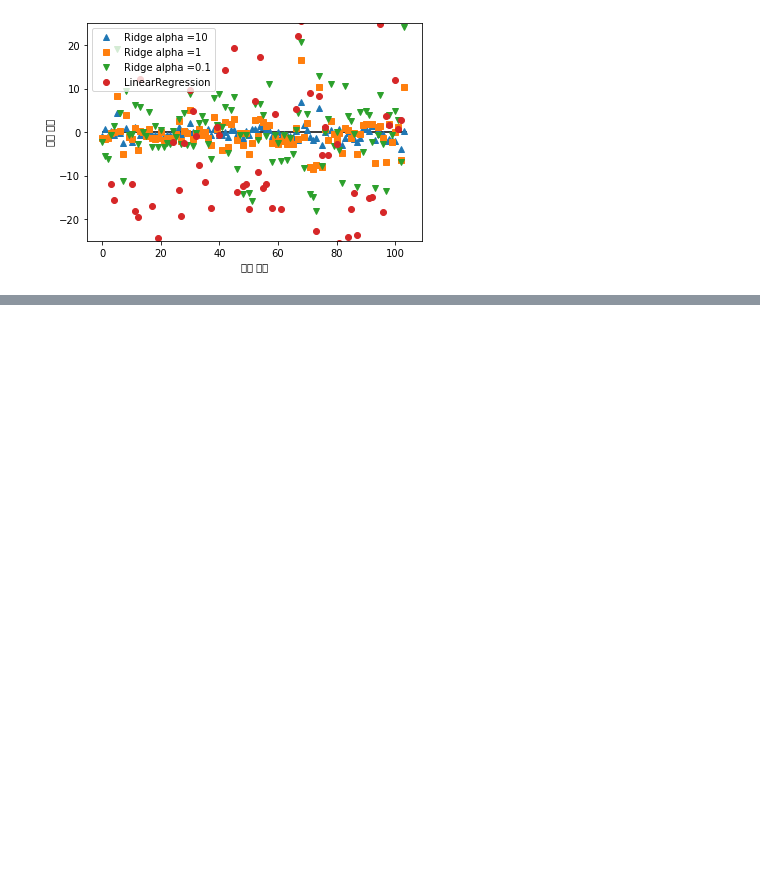
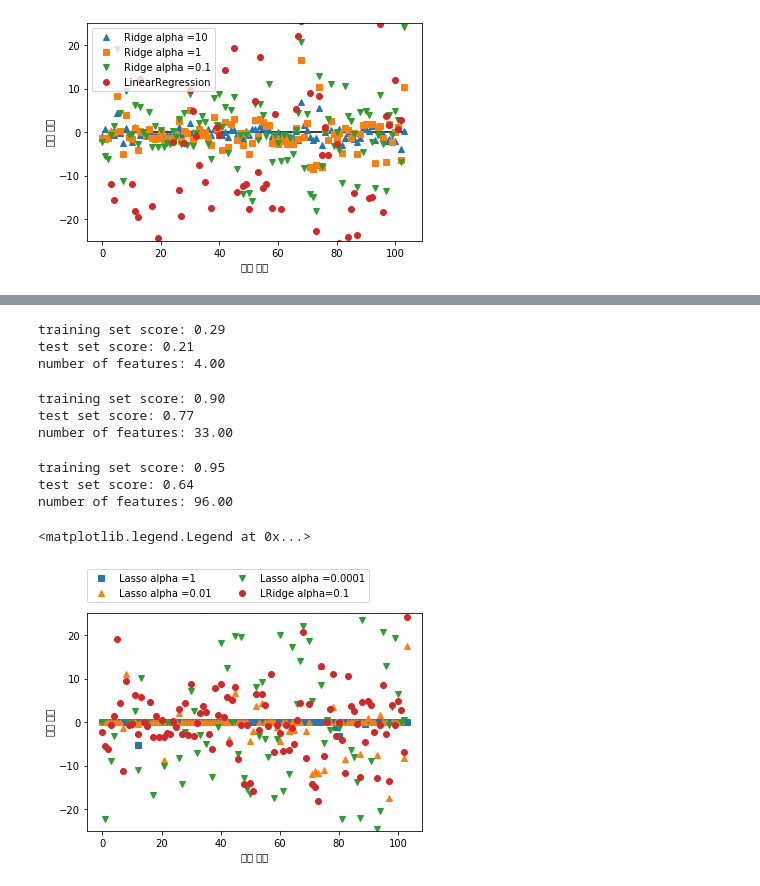
Before and after one commit to insunnydayz/sunny, a Jupyter notebook: 30days of coding.ipynb, the cells around one changed output, grey strips where cells are left out. Saved outputs shown, nothing was run; the diff lists cells and outputs as text; code cells hidden in the pictures; blank space fills up the shorter version.

```diff
--- a/30days of coding.ipynb
+++ b/30days of coding.ipynb
@@ -372,0 +381,47 @@ plt.legend()
+# %%
+# linear 중 ridge 대안인 lasso, ridge와 마찬가지로  계수를 0에 가깝게 만든다. L1 규제로 완전히 0이 되는 계수도 생김 이러면 완전히 제외되는 특성이 됨->모델 이해가 쉬워짐
+#보통은 릿지를 선호하나 많은 계수 중 추려내야 할때 라소를 씀
+from sklearn.linear_model import Lasso
+
+lasso = Lasso().fit(X_train, y_train)
+print("training set score: {:.2f}".format(lasso.score(X_train, y_train)))
+print("test set score: {:.2f}".format(lasso.score(X_test, y_test)))
+print("number of features: {:.2f}".format(np.sum(lasso.coef_ != 0)))#영향력 0이 아닌, 104개 중 4개
+# %% [output]
+training set score: 0.29
+test set score: 0.21
+number of features: 4.00
+# %%
+#Lasso 계수를 0으로 얼마나 강하게 보낼지 조정하는 alpha  매개 변수 (릿지와 마찬가지) 조정
+lasso001 = Lasso(alpha = 0.01, max_iter =100000).fit(X_train, y_train) # max_iter 적으면 늘리라고 경고가 나온다
+print("training set score: {:.2f}".format(lasso001.score(X_train, y_train)))
+print("test set score: {:.2f}".format(lasso001.score(X_test, y_test)))
+print("number of features: {:.2f}".format(np.sum(lasso001.coef_ != 0)))#영향력 0이 아닌, 104개 중 4개
+# %% [output]
+training set score: 0.90
+test set score: 0.77
+number of features: 33.00
+# %%
+#Lasso 계수를 0으로 얼마나 강하게 보낼지 조정하는 alpha  매개 변수 (릿지와 마찬가지) 조정
+lasso00001 = Lasso(alpha = 0.0001, max_iter =100000).fit(X_train, y_train) # max_iter 적으면 늘리라고 경고가 나온다
+print("training set score: {:.2f}".format(lasso00001.score(X_train, y_train)))
+print("test set score: {:.2f}".format(lasso00001.score(X_test, y_test)))
+print("number of features: {:.2f}".format(np.sum(lasso00001.coef_ != 0)))#영향력 0이 아닌, 104개 중 4개
+# %% [output]
+training set score: 0.95
+test set score: 0.64
+number of features: 96.00
+# %%
+#alpha 값에 따라 codfficient가 어떻게 달라지는지 시각화 (알파가 클 수록 코이피션트의 절댓값의 크기가 작아진다)
+plt.plot(lasso.coef_, 's', label ="Lasso alpha =1")
+plt.plot(lasso001.coef_, '^', label ="Lasso alpha =0.01")
+plt.plot(lasso00001.coef_, 'v', label ="Lasso alpha =0.0001")
+
+plt.plot(ridge01.coef_, 'o', label ="LRidge alpha=0.1")
+plt.xlabel("계수 목록")
+plt.ylabel("계수 크기")
+plt.ylim(-25,25)
+plt.legend(ncol=2, loc=(0,1.05))
+# %% [output]
+<matplotlib.legend.Legend at 0x...>
+[figure, added]
```
Also changed, not shown: parts of 2 cells of this notebook.
